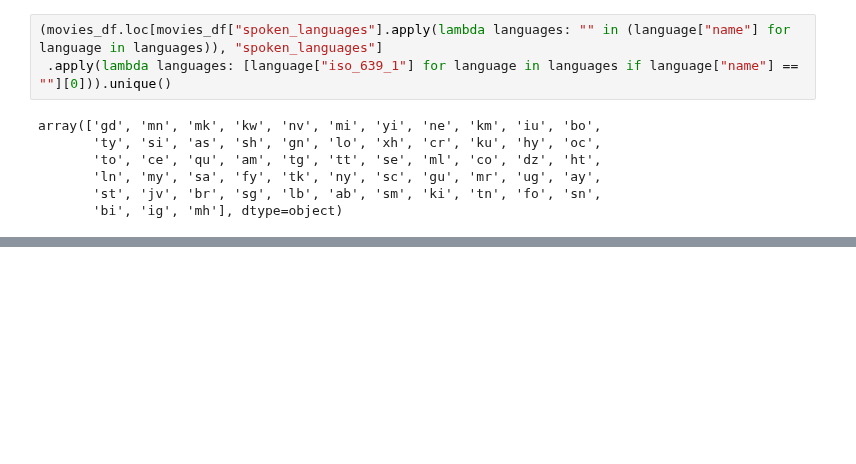
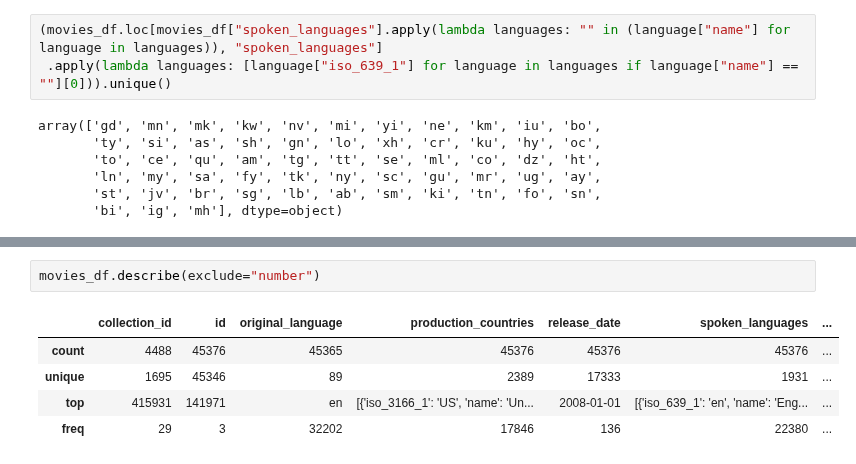
Before and after one commit to someonefrom93/PI_JUL, a Jupyter notebook: eda.ipynb, the cells around one changed output, grey strips where cells are left out. Cells and saved outputs as stored; diff of their text form; blank space fills up the shorter version.

```diff
--- a/eda.ipynb
+++ b/eda.ipynb
@@ -271,0 +351,8 @@ Name: spoken_languages, Length: 45181, dtype: object
+# %%
+movies_df.describe(exclude="number")
+# %% [output]
+|  | collection_id | id | original_language | production_countries | release_date | spoken_languages | ... |
+| count | 4488 | 45376 | 45365 | 45376 | 45376 | 45376 | ... |
+| unique | 1695 | 45346 | 89 | 2389 | 17333 | 1931 | ... |
+| top | 415931 | 141971 | en | [{'iso_3166_1': 'US', 'name': 'Un... | 2008-01-01 | [{'iso_639_1': 'en', 'name': 'Eng... | ... |
+| freq | 29 | 3 | 32202 | 17846 | 136 | 22380 | ... |
```
Also changed, not shown: parts of 18 cells of this notebook.
